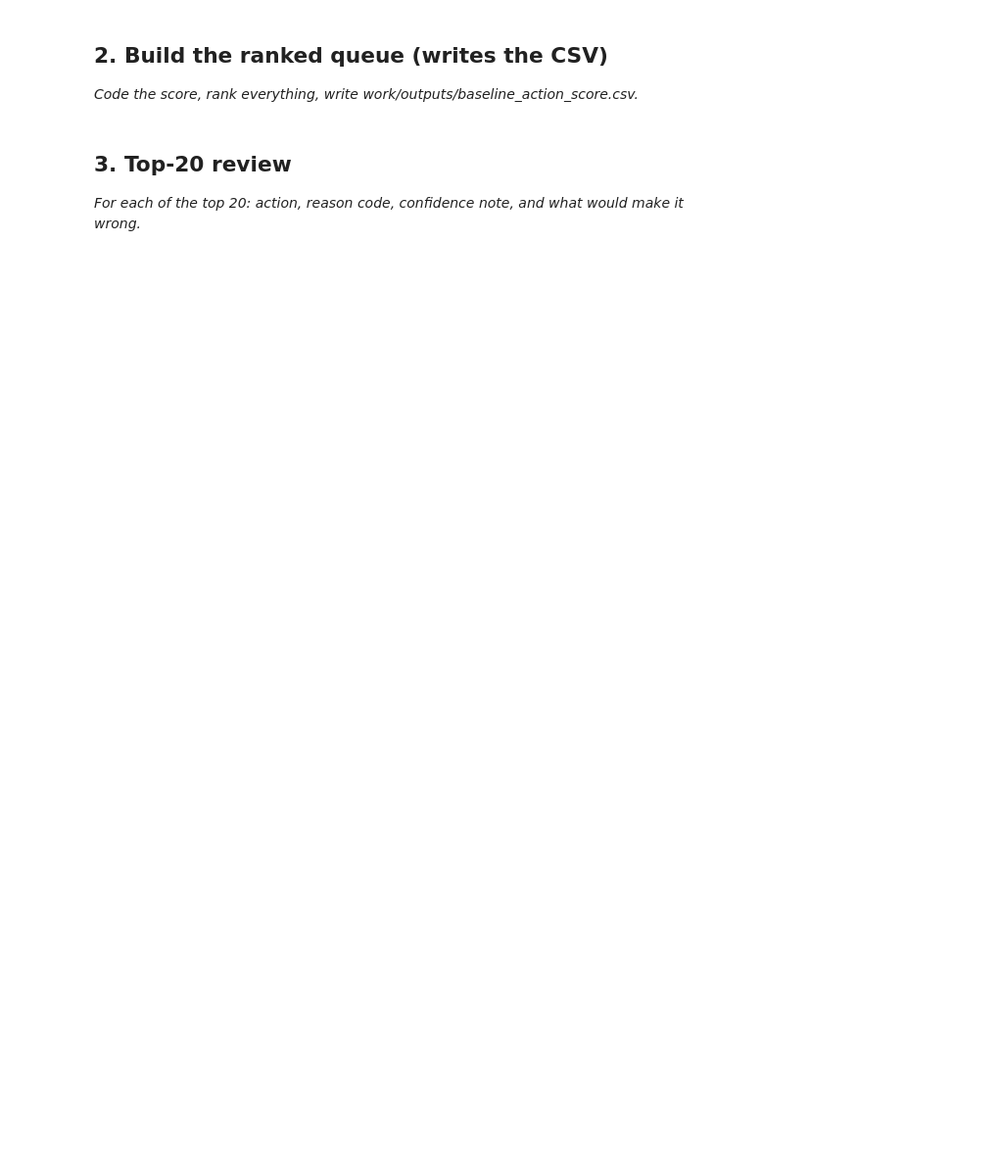
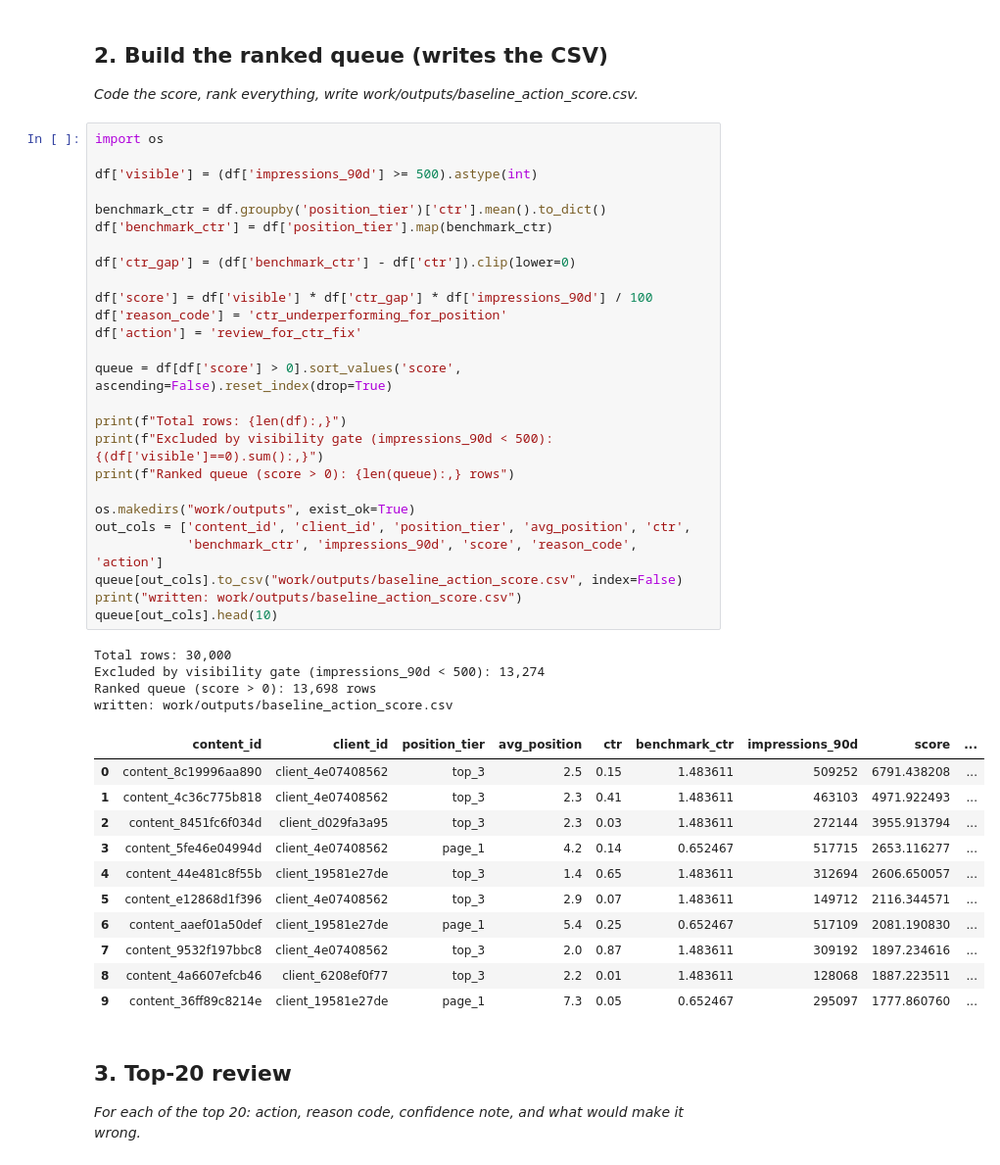
Before and after one commit to reetuparabat/flyrank-ml-internship, a Jupyter notebook: work/notebooks/w04_baseline_score.ipynb, the cells around one changed output. Shown at 98% size. Saved outputs shown, nothing was run; the diff lists cells and outputs as text; blank space fills up the shorter version.

```diff
--- a/work/notebooks/w04_baseline_score.ipynb
+++ b/work/notebooks/w04_baseline_score.ipynb
@@ -14,6 +101,48 @@ This skeleton is yours to fill. Work the sections **in order** — each one has
 ## 2. Build the ranked queue (writes the CSV)
 
 *Code the score, rank everything, write work/outputs/baseline_action_score.csv.*
+# %%
+import os
+
+df['visible'] = (df['impressions_90d'] >= 500).astype(int)
+
+benchmark_ctr = df.groupby('position_tier')['ctr'].mean().to_dict()
+df['benchmark_ctr'] = df['position_tier'].map(benchmark_ctr)
+
+df['ctr_gap'] = (df['benchmark_ctr'] - df['ctr']).clip(lower=0)
+
+df['score'] = df['visible'] * df['ctr_gap'] * df['impressions_90d'] / 100
+df['reason_code'] = 'ctr_underperforming_for_position'
+df['action'] = 'review_for_ctr_fix'
+
+queue = df[df['score'] > 0].sort_values('score', ascending=False).reset_index(drop=True)
+
+print(f"Total rows: {len(df):,}")
+print(f"Excluded by visibility gate (impressions_90d < 500): {(df['visible']==0).sum():,}")
+print(f"Ranked queue (score > 0): {len(queue):,} rows")
+
+os.makedirs("work/outputs", exist_ok=True)
+out_cols = ['content_id', 'client_id', 'position_tier', 'avg_position', 'ctr',
+            'benchmark_ctr', 'impressions_90d', 'score', 'reason_code', 'action']
+queue[out_cols].to_csv("work/outputs/baseline_action_score.csv", index=False)
+print("written: work/outputs/baseline_action_score.csv")
+queue[out_cols].head(10)
+# %% [output]
+Total rows: 30,000
+Excluded by visibility gate (impressions_90d < 500): 13,274
+Ranked queue (score > 0): 13,698 rows
+written: work/outputs/baseline_action_score.csv
+|  | content_id | client_id | position_tier | avg_position | ctr | benchmark_ctr | impressions_90d | score | ... |
+| 0 | content_8c19996aa890 | client_4e07408562 | top_3 | 2.5 | 0.15 | 1.483611 | 509252 | 6791.438208 | ... |
+| 1 | content_4c36c775b818 | client_4e07408562 | top_3 | 2.3 | 0.41 | 1.483611 | 463103 | 4971.922493 | ... |
+| 2 | content_8451fc6f034d | client_d029fa3a95 | top_3 | 2.3 | 0.03 | 1.483611 | 272144 | 3955.913794 | ... |
+| 3 | content_5fe46e04994d | client_4e07408562 | page_1 | 4.2 | 0.14 | 0.652467 | 517715 | 2653.116277 | ... |
+| 4 | content_44e481c8f55b | client_19581e27de | top_3 | 1.4 | 0.65 | 1.483611 | 312694 | 2606.650057 | ... |
+| 5 | content_e12868d1f396 | client_4e07408562 | top_3 | 2.9 | 0.07 | 1.483611 | 149712 | 2116.344571 | ... |
+| 6 | content_aaef01a50def | client_19581e27de | page_1 | 5.4 | 0.25 | 0.652467 | 517109 | 2081.190830 | ... |
+| 7 | content_9532f197bbc8 | client_4e07408562 | top_3 | 2.0 | 0.87 | 1.483611 | 309192 | 1897.234616 | ... |
+| 8 | content_4a6607efcb46 | client_6208ef0f77 | top_3 | 2.2 | 0.01 | 1.483611 | 128068 | 1887.223511 | ... |
+| 9 | content_36ff89c8214e | client_19581e27de | page_1 | 7.3 | 0.05 | 0.652467 | 295097 | 1777.860760 | ... |
 # %% [markdown]
 ## 3. Top-20 review
 
```
Also changed, not shown: parts of 3 cells of this notebook.
